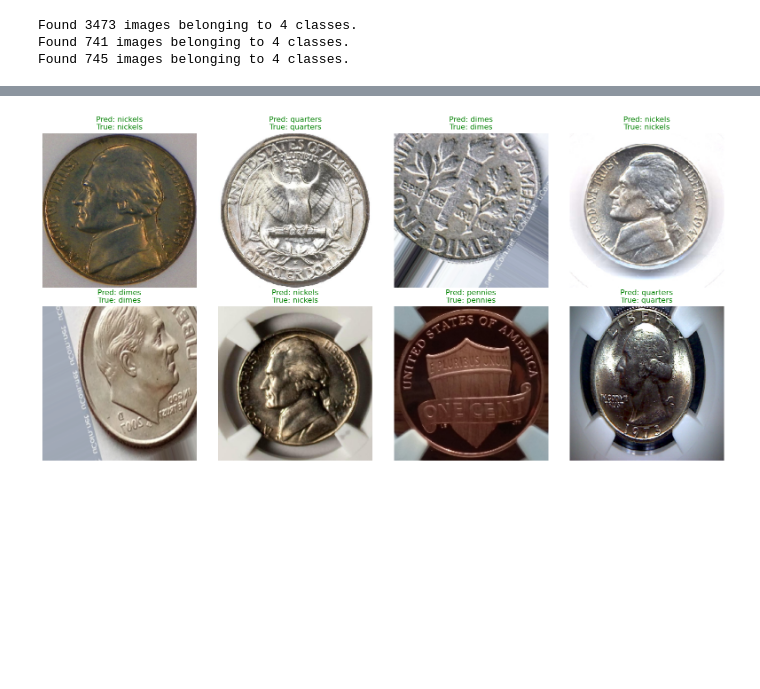
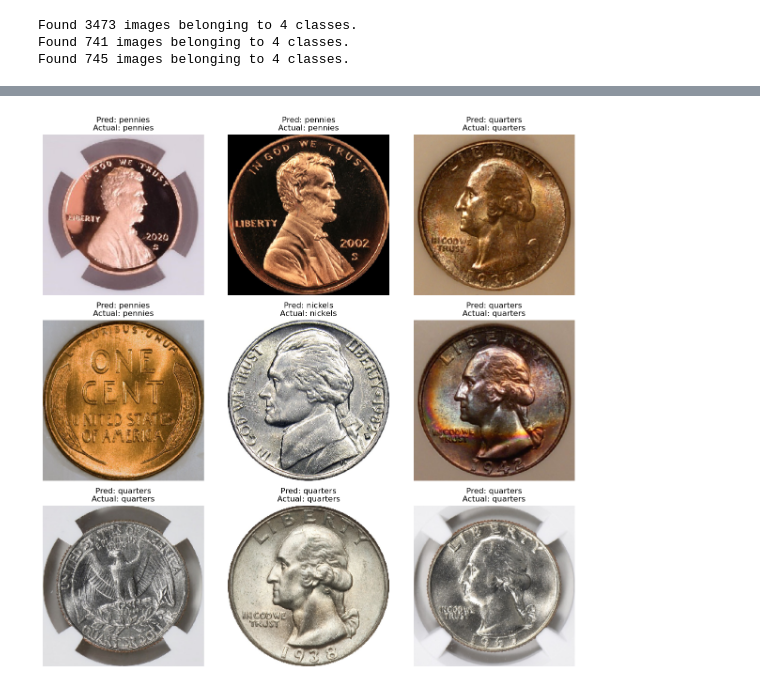
Before and after one commit to stanleychen7/U.S-Coin-Recognition-Model, a Jupyter notebook: training_model/test.ipynb, the cells around one changed output, grey strips where cells are left out. Saved outputs shown, nothing was run; the diff lists cells and outputs as text; code cells hidden in the pictures; blank space fills up the shorter version.

```diff
--- a/training_model/test.ipynb
+++ b/training_model/test.ipynb
@@ -313,27 +336,23 @@ Test Accuracy: 0.9597315192222595
 # %%
+from tensorflow.keras.models import load_model
 
-class_labels = list(test_generator.class_indices.keys())
+best_model = load_model('best_coin_model.h5')
 
-# Predict on the test set
+# Predict on the test dataset
 test_generator.reset()
-y_pred_probs = model.predict(test_generator, verbose=1)
-y_pred = np.argmax(y_pred_probs, axis=1)
-y_true = test_generator.classes
-test_img_paths = test_generator.filepaths
+y_pred_probs_best = best_model.predict(test_generator, verbose=1)
+y_pred_best = np.argmax(y_pred_probs_best, axis=1)
 
-# Display a random set of sample predictions with images
-num_samples = 8
-random_idxs = random.sample(range(len(test_img_paths)), num_samples)
-
-plt.figure(figsize=(16, 8))
-for i, idx in enumerate(random_idxs):
-    img = load_img(test_img_paths[idx], target_size=img_size)
-    plt.subplot(2, 4, i + 1)
+# Display images
+plt.figure(figsize=(12, 12))
+for i in range(9):
+    plt.subplot(3, 3, i + 1)
+    img_idx = random.randint(0, len(test_generator.filenames) - 1)
+    img_path = os.path.join(test_generator.directory, test_generator.filenames[img_idx])
+    img = load_img(img_path, target_size=img_size)
     plt.imshow(img)
+    plt.title(f"Pred: {class_labels[y_pred_best[img_idx]]}\nActual: {class_labels[y_true[img_idx]]}")
     plt.axis('off')
-    pred_label = class_labels[y_pred[idx]]
-    true_label = class_labels[y_true[idx]]
-    plt.title(f"Pred: {pred_label}\nTrue: {true_label}", color='green' if pred_label == true_label else 'red')
 plt.tight_layout()
 plt.show()
 # %% [output]
@@ -341 +362 @@ plt.show()
-[figure, old version]
+[figure, new version]
```
Also changed, not shown: parts of 9 cells of this notebook.
